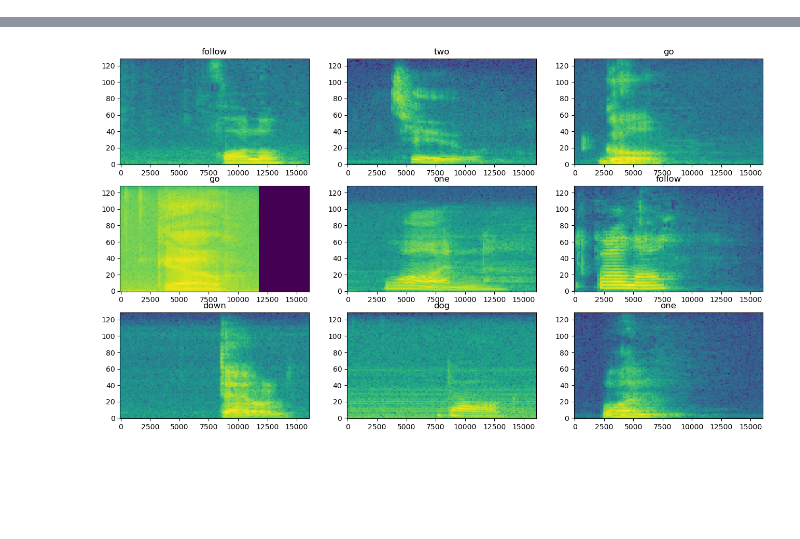
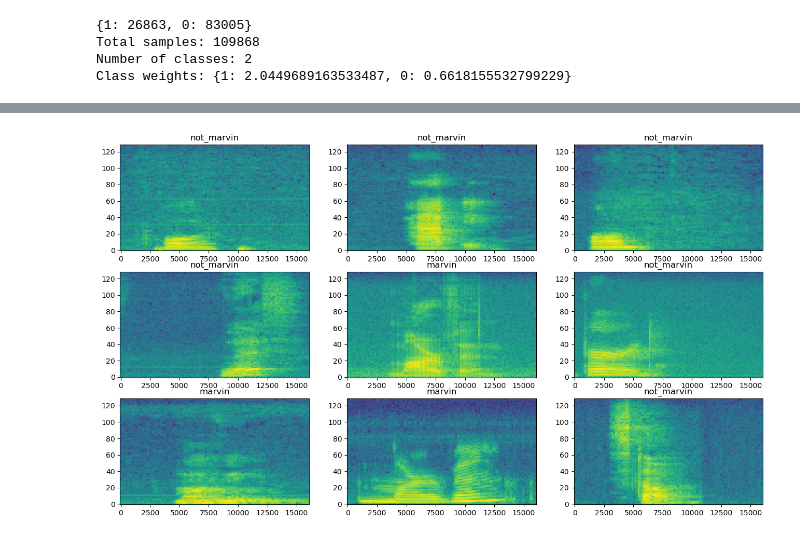
Before and after one commit to justinHic/smart-mirror, a Jupyter notebook: Marvin.ipynb, the cells around one changed output, grey strips where cells are left out. Drawn from its saved outputs; the diff is of its cells as text; code cells hidden in the pictures; blank space fills up the shorter version.

```diff
--- a/Marvin.ipynb
+++ b/Marvin.ipynb
@@ -105,21 +109,68 @@ Waveform shape: (16000,)
 Spectrogram shape: (124, 129, 1)
 Audio playback
 [interactive output not drawn]
+# %%
+def map_to_spectrogram(audio, label):
+  s = spectrogram(audio)
+  string = tf.gather(label_names, label)
+  label = tf.where(string == "marvin", 1, 0)
+  return s, label
+
+def make_spec_ds(ds):
+  return ds.map(
+      #map_func=lambda audio,label: (spectrogram(audio), label),
+      map_func=map_to_spectrogram,
+      num_parallel_calls=tf.data.AUTOTUNE)
+
+
+train_spectrogram = make_spec_ds(train)
+val_spectrogram = make_spec_ds(val_ds)
+test_spectrogram = make_spec_ds(test_ds)
+
+class_counts = {}
+
+# Iterate through the dataset and count occurrences of each class
+for _, label in train_spectrogram:  # Assuming `train` is your dataset
+    label_value = label.numpy() # Convert label to numpy
+    for i in range(len(label_value)):
+        if label_value[i] in class_counts:
+            class_counts[label_value[i]] += 1
+        else:
+            class_counts[label_value[i]] = 1
+
+print(class_counts)
+
+total_samples = sum(class_counts.values())
+
+# Number of classes
+num_classes = len(class_counts)
+
+print("Total samples:", total_samples)
+print("Number of classes:", num_classes)
+
+# Compute class weights
+class_weights = {
+    class_id: total_samples / (num_classes * count)
+    for class_id, count in class_counts.items()
+}
+print("Class weights:", class_weights)
+# %% [output]
+{1: 26863, 0: 83005}
+Total samples: 109868
+Number of classes: 2
+Class weights: {1: 2.0449689163533487, 0: 0.6618155532799229}
 # %%
-def make_spec_ds(ds):
-  return ds.map(
-      map_func=lambda audio,label: (spectrogram(audio), label),
-      num_parallel_calls=tf.data.AUTOTUNE)
 
 
-train_spectrogram_ds = make_spec_ds(train)
-val_spectrogram_ds = make_spec_ds(val_ds)
-test_spectrogram_ds = make_spec_ds(test_ds)
 
+# train_spectrogram_ds = train_spectrogram.cache().shuffle(10000).prefetch(tf.data.AUTOTUNE)
+# val_spectrogram_ds = val_spectrogram.cache().prefetch(tf.data.AUTOTUNE)
+# test_spectrogram_ds = test_spectrogram.cache().prefetch(tf.data.AUTOTUNE)
 
-train_spectrogram_ds = train_spectrogram_ds.cache().shuffle(10000).prefetch(tf.data.AUTOTUNE)
-val_spectrogram_ds = val_spectrogram_ds.cache().prefetch(tf.data.AUTOTUNE)
-test_spectrogram_ds = test_spectrogram_ds.cache().prefetch(tf.data.AUTOTUNE)
+train_spectrogram_ds = train_spectrogram
+val_spectrogram_ds = val_spectrogram
+test_spectrogram_ds = test_spectrogram
+
 
 def plot_spectrogram(spectrogram, ax):
   if len(spectrogram.shape) > 2:
@@ -138,6 +189,8 @@ def plot_spectrogram(spectrogram, ax):
 for example_spectrograms, example_spect_labels in train_spectrogram_ds.take(1):
   break
 
+binary_label_names=["not_marvin", "marvin"]
+
 rows = 3
 cols = 3
 n = rows*cols
@@ -148,7 +201,7 @@ for i in range(n):
     c = i % cols
     ax = axes[r][c]
     plot_spectrogram(example_spectrograms[i].numpy(), ax)
-    ax.set_title(label_names[example_spect_labels[i].numpy()])
+    ax.set_title(binary_label_names[example_spect_labels[i].numpy()])
 
 plt.show()
 # %% [output]
@@ -158,4 +208,4 @@ plt.show()
-[figure, old version]
+[figure, new version]
 # %%
 input_shape = example_spectrograms.shape[1:]
 print('Input shape:', input_shape)
```
Also changed, not shown: parts of 12 cells of this notebook.
